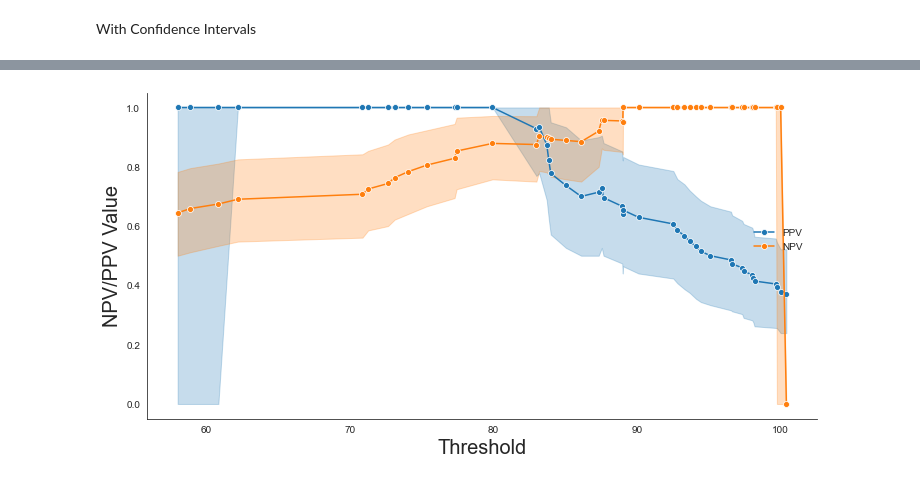
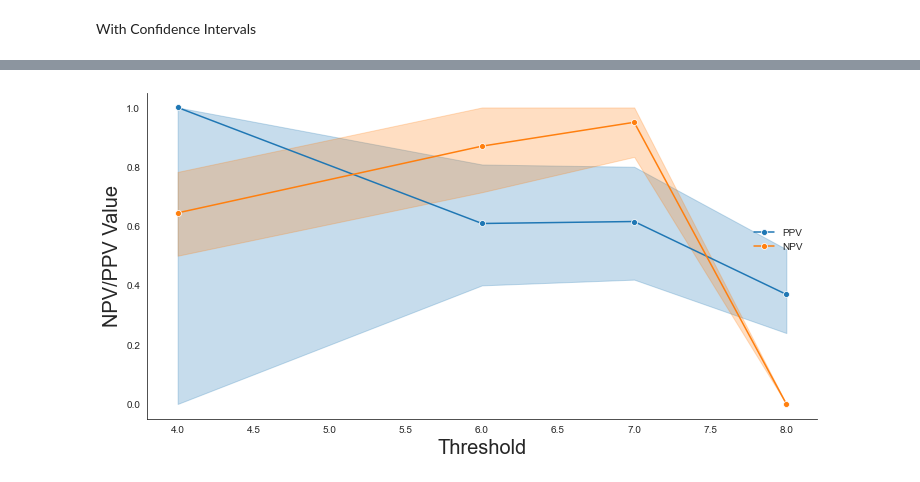
Before and after one commit to Calvinwhow/Research, a Jupyter notebook: nimlab/calvin_utils/notebooks/statistical_notebooks/generic_spreadsheet_functions.ipynb, the cells around one changed output, grey strips where cells are left out. Drawn from its saved outputs; the diff is of its cells as text; code cells hidden in the pictures.

```diff
--- a/nimlab/calvin_utils/notebooks/statistical_notebooks/generic_spreadsheet_functions.ipynb
+++ b/nimlab/calvin_utils/notebooks/statistical_notebooks/generic_spreadsheet_functions.ipynb
@@ -1,10 +1,10 @@
 # %% [markdown]
 # Specify Paths
 # %%
-out_dir = '/Users/cu135/Library/CloudStorage/OneDrive-Personal/OneDrive_Documents/Research/2023/autonomous_cognitive_examination_rct/figures/randomization_testing'
+out_dir = '/Users/cu135/Library/CloudStorage/OneDrive-Personal/OneDrive_Documents/Research/2023/roca/figures/cognitive_classifier_proper'
 # %%
 input_csv_path = '/Users/cu135/Library/CloudStorage/OneDrive-Personal/OneDrive_Documents/Work/KiTH_Solutions/Research/Clinical Trial/study_metadata/all_performances.xlsx'
-sheet = 'study_results'
+sheet = 'roca'
 # %% [markdown]
 # 00 - Import CSV with All Data
 **The CSV is expected to be in this format**
@@ -1100,6 +885,6 @@ Index(['Name', 'Measurement', 'Cohort', 'Educational_Status',
       dtype='object')
 # %%
-independent_var_column = 'Adjusted_Total'
+independent_var_column = 'Question_16'
 dependent_var_column = 'Cognitive_Status_Code'
 positive_outcome = 0
 negative_outcome = 1
@@ -1950,26 +1713,26 @@ df_ppv_npv = pd.DataFrame({
 # %%
-
+out_dir = '/Users/cu135/Library/CloudStorage/OneDrive-Personal/OneDrive_Documents/Research/2023/roca/figures/confidence_evaluation'
 # Plot PPV and NPV as functions of threshold
 plt.figure(figsize=(12, 6))
 
 # PPV
 sns.lineplot(x="Threshold", y="Positive Predictive Value", data=df_ppv_npv, marker='o', color="#1f77b4", label="PPV")
 plt.fill_between(df_ppv_npv["Threshold"], df_ppv_npv["PPV Lower"], df_ppv_npv["PPV Upper"], color='#1f77b4', alpha=0.25)
 
 # NPV
 sns.lineplot(x="Threshold", y="Negative Predictive Value", data=df_ppv_npv, marker='o', color="#ff7f0e", label="NPV")
 plt.fill_between(df_ppv_npv["Threshold"], df_ppv_npv["NPV Lower"], df_ppv_npv["NPV Upper"], color='#ff7f0e', alpha=0.25)
 
 # Labels
 plt.ylabel('NPV/PPV Value', fontsize=20)
 plt.xlabel('Threshold', fontsize=20)
 plt.legend(loc=(0.9, 0.5), frameon=False)
 sns.despine()
 
 if not os.path.exists(out_dir + '/ppv_npv_curves'):
     os.makedirs(out_dir + '/ppv_npv_curves')
 plt.savefig(out_dir + f'/ppv_npv_curves/ppv_npv_curves.png')
 plt.savefig(out_dir + f'/ppv_npv_curves/ppv_npv_curves.svg')
 df_ppv_npv.to_csv(out_dir + f'/ppv_npv_curves/ppv_npv_curves.csv')
 # %% [output]
-[figure, old version]
+[figure, new version]
```
Also changed, not shown: parts of 39 cells of this notebook, 7 other files.
